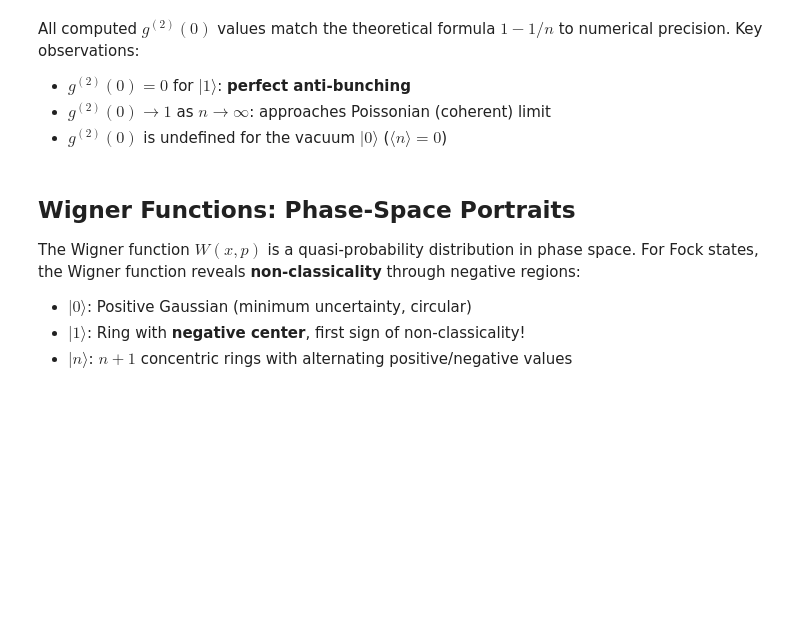
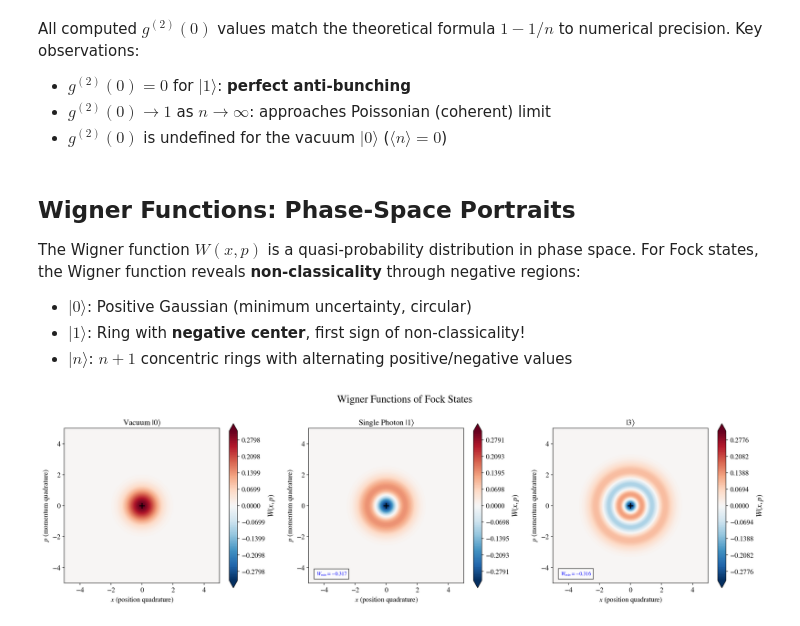
Before and after one commit to abbas-ahmad-cowlar/quantum-states-of-light, a Jupyter notebook: notebooks/01_fock_states.ipynb, the cells around one changed output. Drawn from its saved outputs; the diff is of its cells as text; code cells hidden in the pictures; blank space fills up the shorter version.

Commit message:
Add 01 fock states cell 14: fig, axes = plt.subplots(1, 3, figsize=(18, 5))

```diff
--- a/notebooks/01_fock_states.ipynb
+++ b/notebooks/01_fock_states.ipynb
@@ -211,3 +211,34 @@ negative regions:
 - $|0\rangle$: Positive Gaussian (minimum uncertainty, circular)
 - $|1\rangle$: Ring with **negative center**, first sign of non-classicality!
 - $|n\rangle$: $n+1$ concentric rings with alternating positive/negative values
+# %%
+fig, axes = plt.subplots(1, 3, figsize=(18, 5))
+wigner_states = [0, 1, 3]
+titles = [r'Vacuum $|0\rangle$', r'Single Photon $|1\rangle$', r'$|3\rangle$']
+xvec = np.linspace(-5, 5, 200)
+
+for idx, (n_val, title) in enumerate(zip(wigner_states, titles)):
+    state = fock_states[n_val]
+    ax, W = plot_wigner(state, xvec=xvec, title=title, ax=axes[idx],
+                         show_colorbar=True)
+    norm = wigner_normalization(W, xvec, xvec)
+    assert np.isclose(norm, 1.0, atol=5e-3), f"Wigner integral for {title} = {norm}"
+
+    # Mark the origin
+    axes[idx].plot(0, 0, 'k+', markersize=10, markeredgewidth=1.5)
+
+    # Annotate min value
+    wmin = np.min(W)
+    if wmin < 0:
+        axes[idx].text(0.05, 0.05, f'$W_{{min}} = {wmin:.3f}$',
+                       transform=axes[idx].transAxes, fontsize=9,
+                       color='blue', fontweight='bold',
+                       bbox=dict(facecolor='white', alpha=0.8))
+
+plt.suptitle('Wigner Functions of Fock States', fontsize=18, y=1.02)
+plt.tight_layout()
+plt.savefig(FIG_DIR / 'fock_wigner_n0_n1_n3.png', bbox_inches='tight', dpi=300)
+plt.savefig(FIG_DIR / 'fock_wigner_n0_n1_n3.svg', bbox_inches='tight')
+plt.show()
+# %% [output]
+[figure, added]
```
